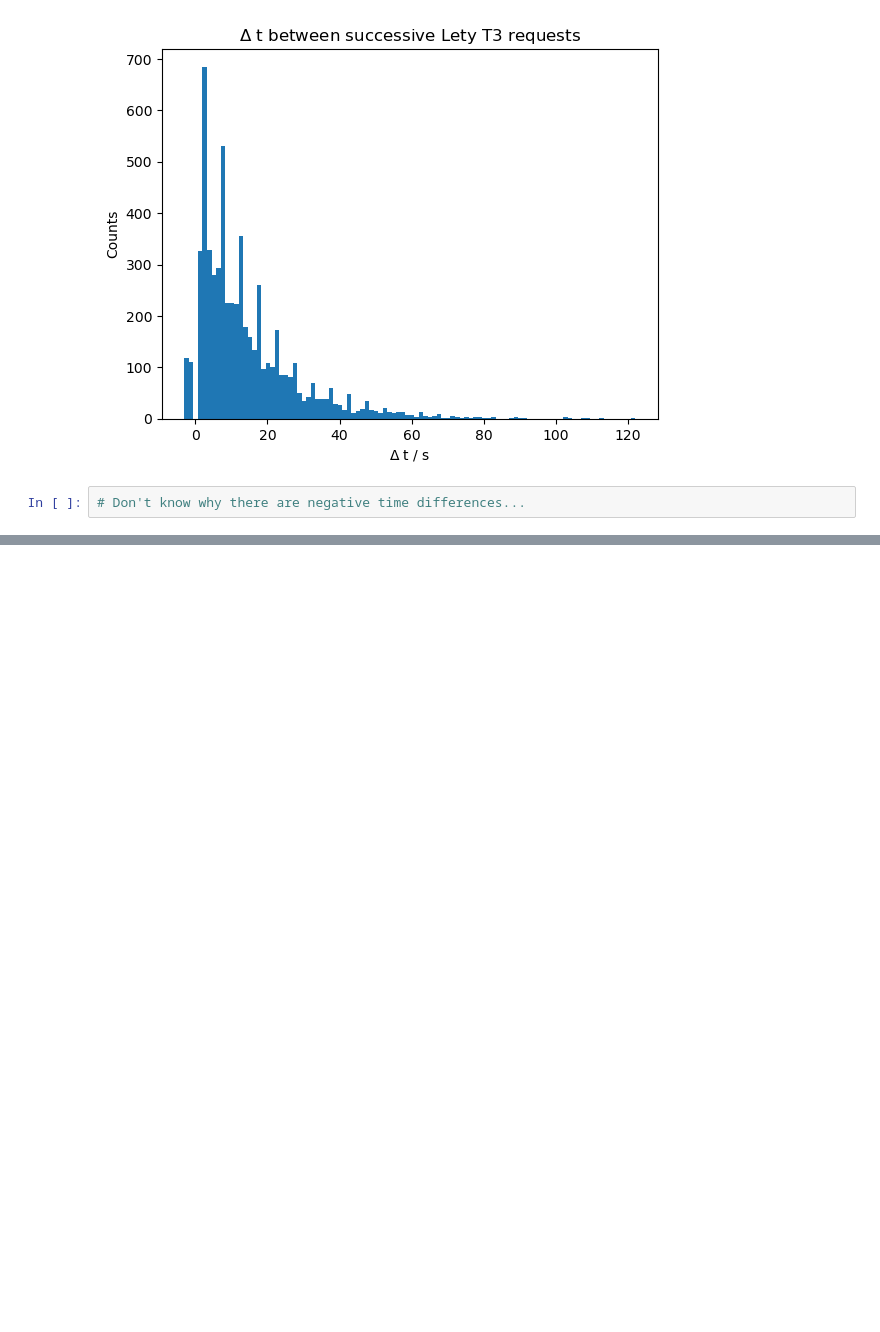
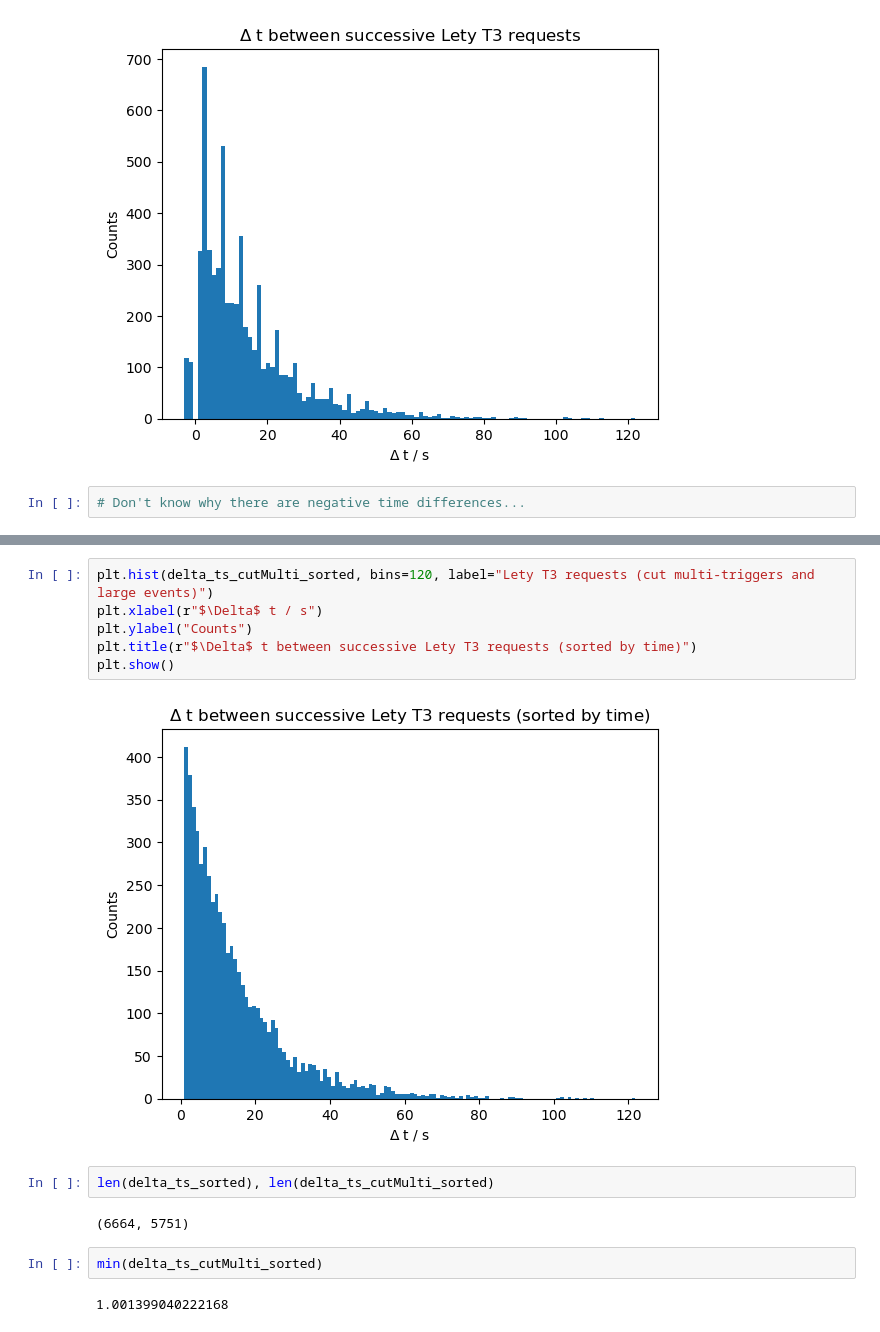
Before and after one commit to bflaggs/iklogParser, a Jupyter notebook: testMultiTriggers/CompareMultiTriggers.ipynb, the cells around one changed output, grey strips where cells are left out. Cells and saved outputs as stored; diff of their text form; blank space fills up the shorter version.

```diff
--- a/testMultiTriggers/CompareMultiTriggers.ipynb
+++ b/testMultiTriggers/CompareMultiTriggers.ipynb
@@ -70,0 +184,16 @@ plt.show()
+# %%
+plt.hist(delta_ts_cutMulti_sorted, bins=120, label="Lety T3 requests (cut multi-triggers and large events)")
+plt.xlabel(r"$\Delta$ t / s")
+plt.ylabel("Counts")
+plt.title(r"$\Delta$ t between successive Lety T3 requests (sorted by time)")
+plt.show()
+# %% [output]
+[figure, added]
+# %%
+len(delta_ts_sorted), len(delta_ts_cutMulti_sorted)
+# %% [output]
+(6664, 5751)
+# %%
+min(delta_ts_cutMulti_sorted)
+# %% [output]
+1.001399040222168
```
Also changed, not shown: parts of 12 cells of this notebook.
